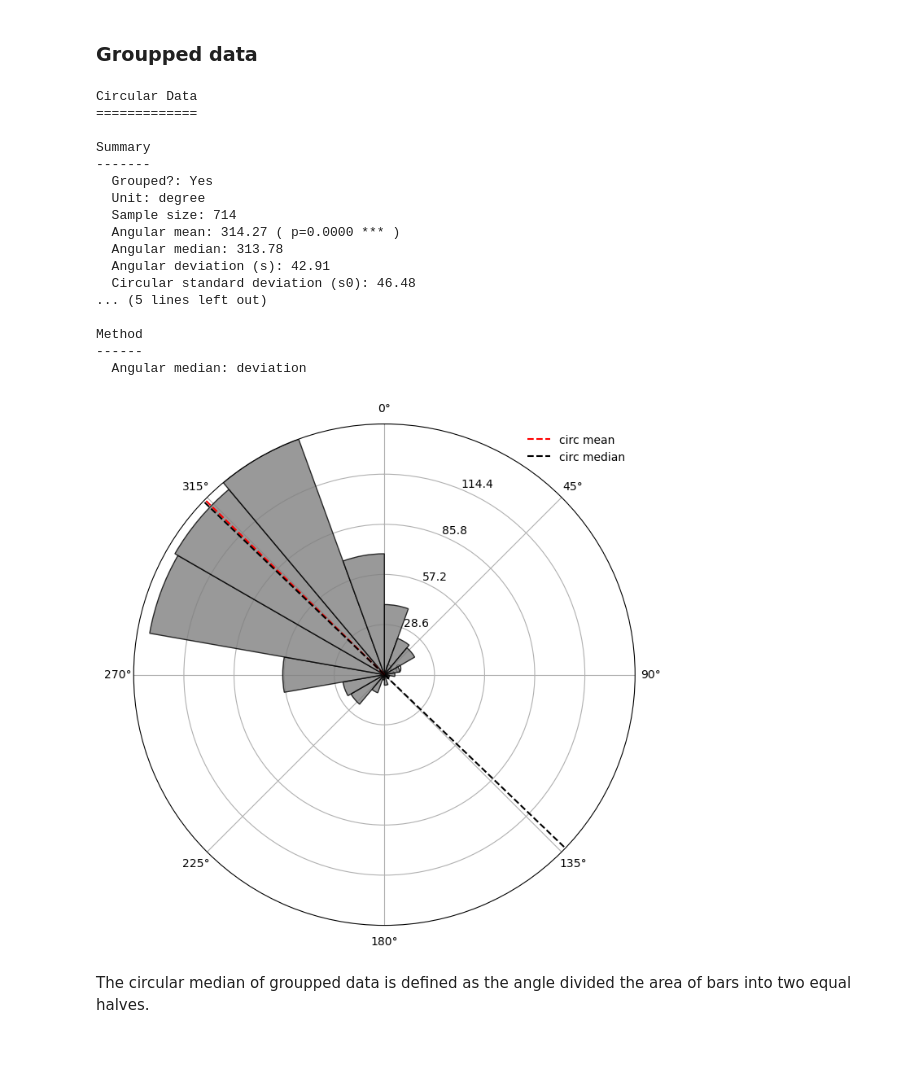
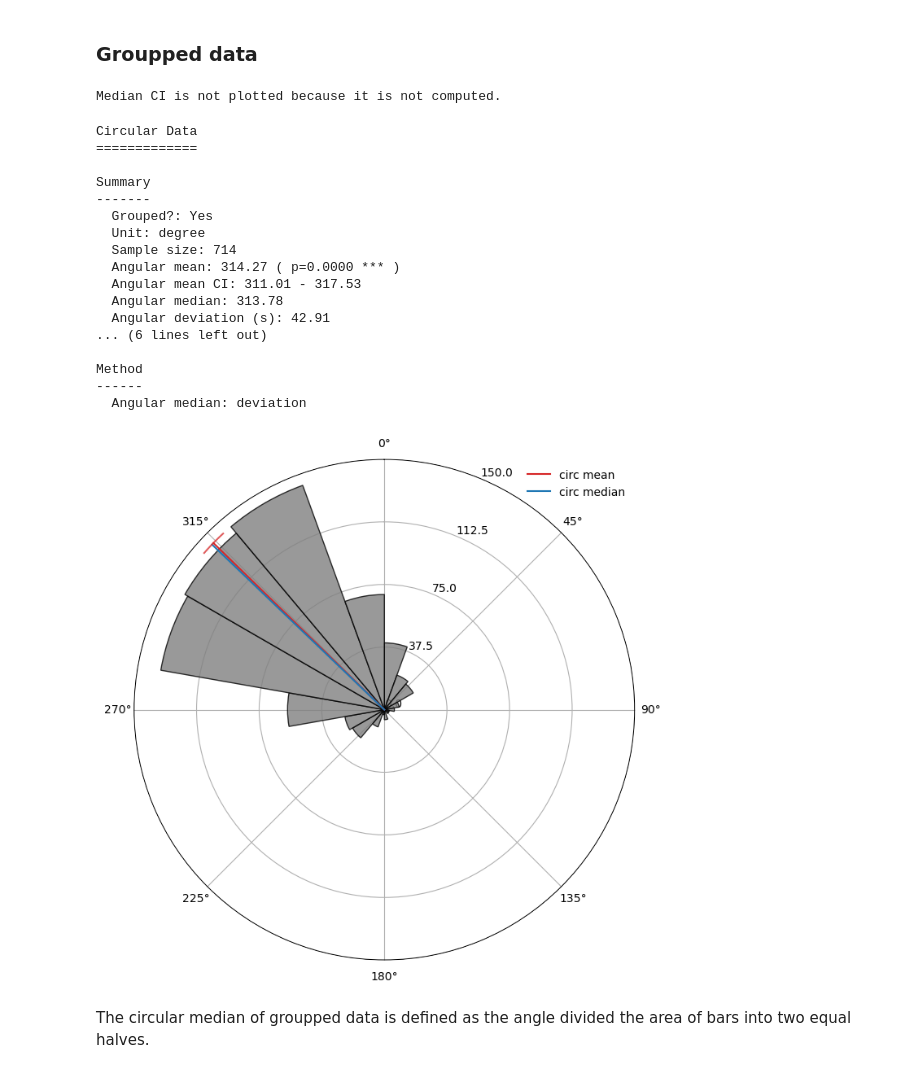
Before and after one commit to circstat/pycircstat2, a Jupyter notebook: examples/02-circular-median.ipynb, the cells around one changed output. Cells and saved outputs as stored; diff of their text form; code cells hidden in the pictures.

```diff
--- a/examples/02-circular-median.ipynb
+++ b/examples/02-circular-median.ipynb
@@ -11,27 +11,28 @@ from pycircstat2.utils import angrange
 # %%
 d_mallard = load_data('mallard', source='mardia_1972')
 c_mallard = Circular(data=d_mallard['θ'].values, w=d_mallard['w'].values)
-c_mallard.plot()
+circ_plot(c_mallard)
 c_mallard
 # %% [output]
-Circular Data
-=============
-
-Summary
--------
-  Grouped?: Yes
-  Unit: degree
-  Sample size: 714
-  Angular mean: 314.27 ( p=0.0000 *** )
-  Angular median: 313.78
-  Angular deviation (s): 42.91
-  Circular standard deviation (s0): 46.48
-... (5 lines left out)
-
-Method
-------
-  Angular median: deviation
+Median CI is not plotted because it is not computed.
+Circular Data
+=============
+
+Summary
+-------
+  Grouped?: Yes
+  Unit: degree
+  Sample size: 714
+  Angular mean: 314.27 ( p=0.0000 *** )
+  Angular mean CI: 311.01 - 317.53
+  Angular median: 313.78
+  Angular deviation (s): 42.91
+... (6 lines left out)
+
+Method
+------
+  Angular median: deviation
-[figure, old version]
+[figure, new version]
 # %% [markdown]
 The circular median of groupped data is defined as the angle divided the area of bars into two equal halves.
 # %% [markdown]
```
Also changed, not shown: parts of 10 cells of this notebook, 9 other files.
